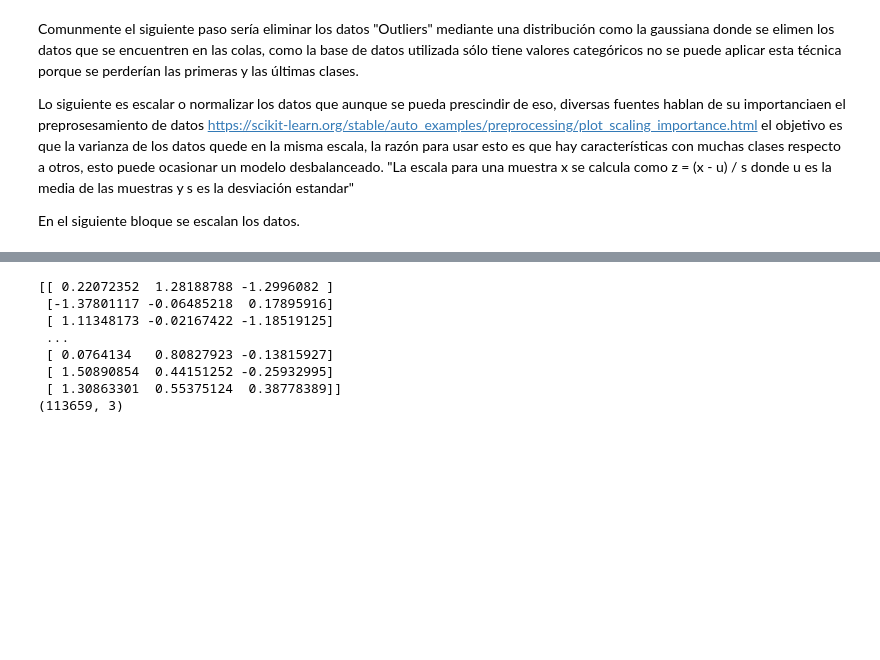
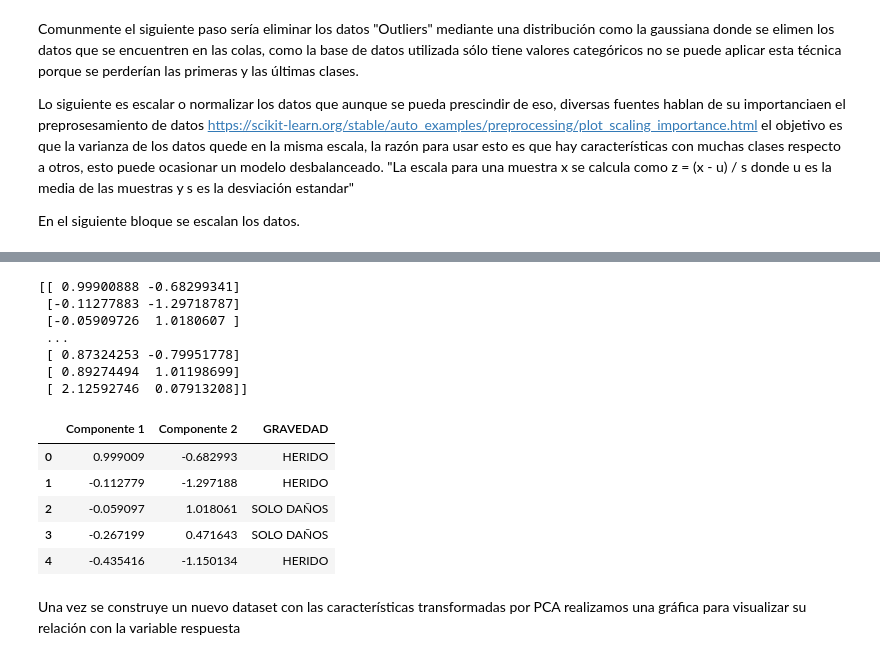
Before and after one commit to Dfriveraa/Accident-predictor, a Jupyter notebook: Main.ipynb, the cells around one changed output, grey strips where cells are left out. Saved outputs shown, nothing was run; the diff lists cells and outputs as text; code cells hidden in the pictures; blank space fills up the shorter version.

Commit message:
Documentación para primer avance terminada

```diff
--- a/Main.ipynb
+++ b/Main.ipynb
@@ -90,16 +83,29 @@ array([[-1.66607966, -0.00316686, -1.46652103, ..., -1.07590774,
 # %%
 from sklearn.decomposition import PCA
-pca = PCA (3, random_state=None,
+pca_two = PCA (2, random_state=None,
                          svd_solver='auto', tol=0.0, whiten=False)
-principalComponents = pca.fit_transform(x)
-print(principalComponents)
-print(principalComponents.shape)
+two_components = pca_two.fit_transform(x)
+print(two_components)
 # %% [output]
-[[ 0.22072352  1.28188788 -1.2996082 ]
- [-1.37801117 -0.06485218  0.17895916]
- [ 1.11348173 -0.02167422 -1.18519125]
+[[ 0.99900888 -0.68299341]
+ [-0.11277883 -1.29718787]
+ [-0.05909726  1.0180607 ]
  ...
- [ 0.0764134   0.80827923 -0.13815927]
- [ 1.50890854  0.44151252 -0.25932995]
- [ 1.30863301  0.55375124  0.38778389]]
-(113659, 3)
+ [ 0.87324253 -0.79951778]
+ [ 0.89274494  1.01198699]
+ [ 2.12592746  0.07913208]]
+# %%
+pcaTwo = pd.DataFrame(data = two_components
+             , columns = ['Componente 1', 'Componente 2'])
+pcaTwo = pd.concat([pcaTwo, df[['GRAVEDAD']]], axis = 1)
+pcaTwo.head()
+# %% [output]
+|  | Componente 1 | Componente 2 | GRAVEDAD |
+| 0 | 0.999009 | -0.682993 | HERIDO |
+| 1 | -0.112779 | -1.297188 | HERIDO |
+| 2 | -0.059097 | 1.018061 | SOLO DAÑOS |
+| 3 | -0.267199 | 0.471643 | SOLO DAÑOS |
+| 4 | -0.435416 | -1.150134 | HERIDO |
+# %% [markdown]
+Una vez se construye un nuevo dataset con las características transformadas por PCA realizamos
+una gráfica para visualizar su relación con la variable respuesta
```
Also changed, not shown: parts of 11 cells of this notebook.
